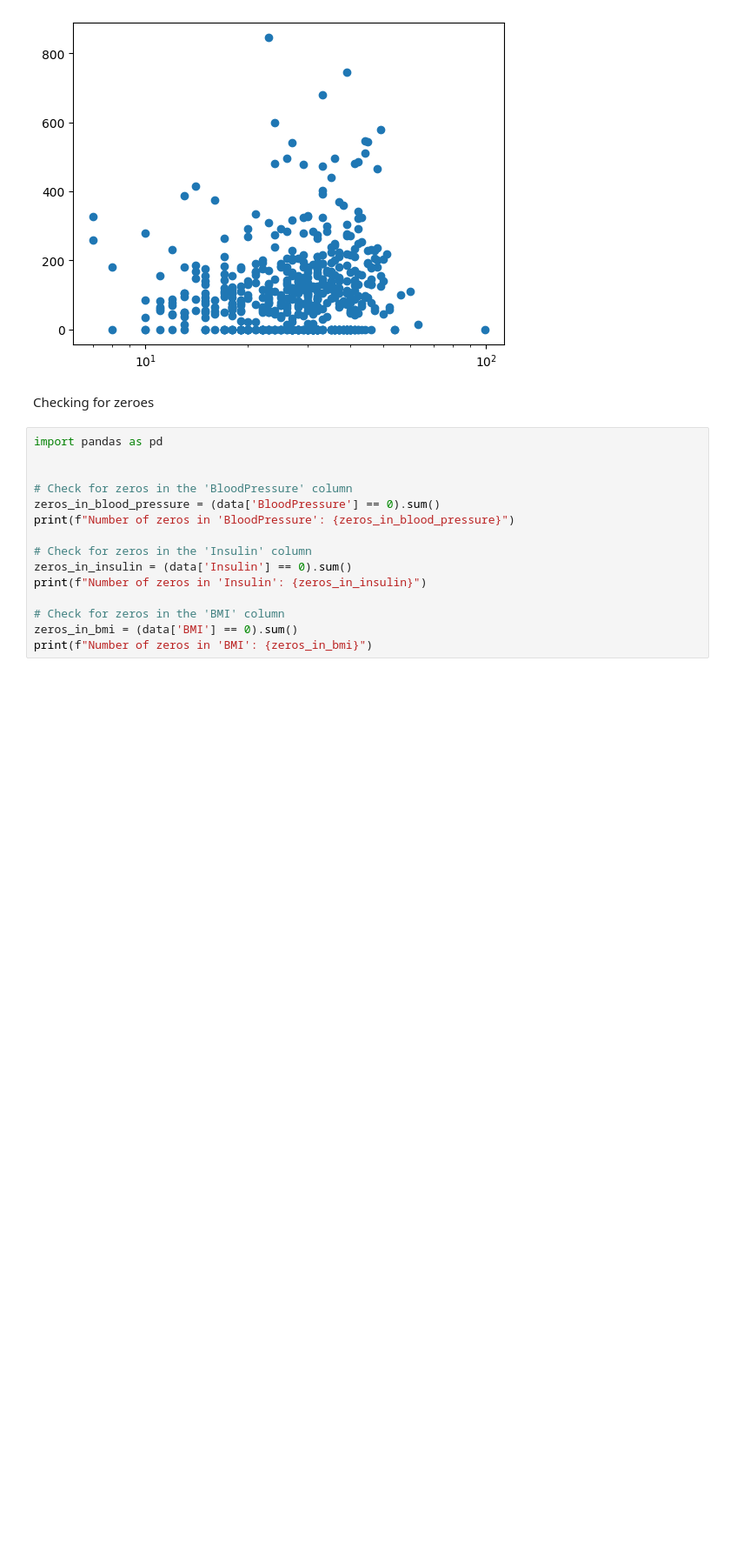
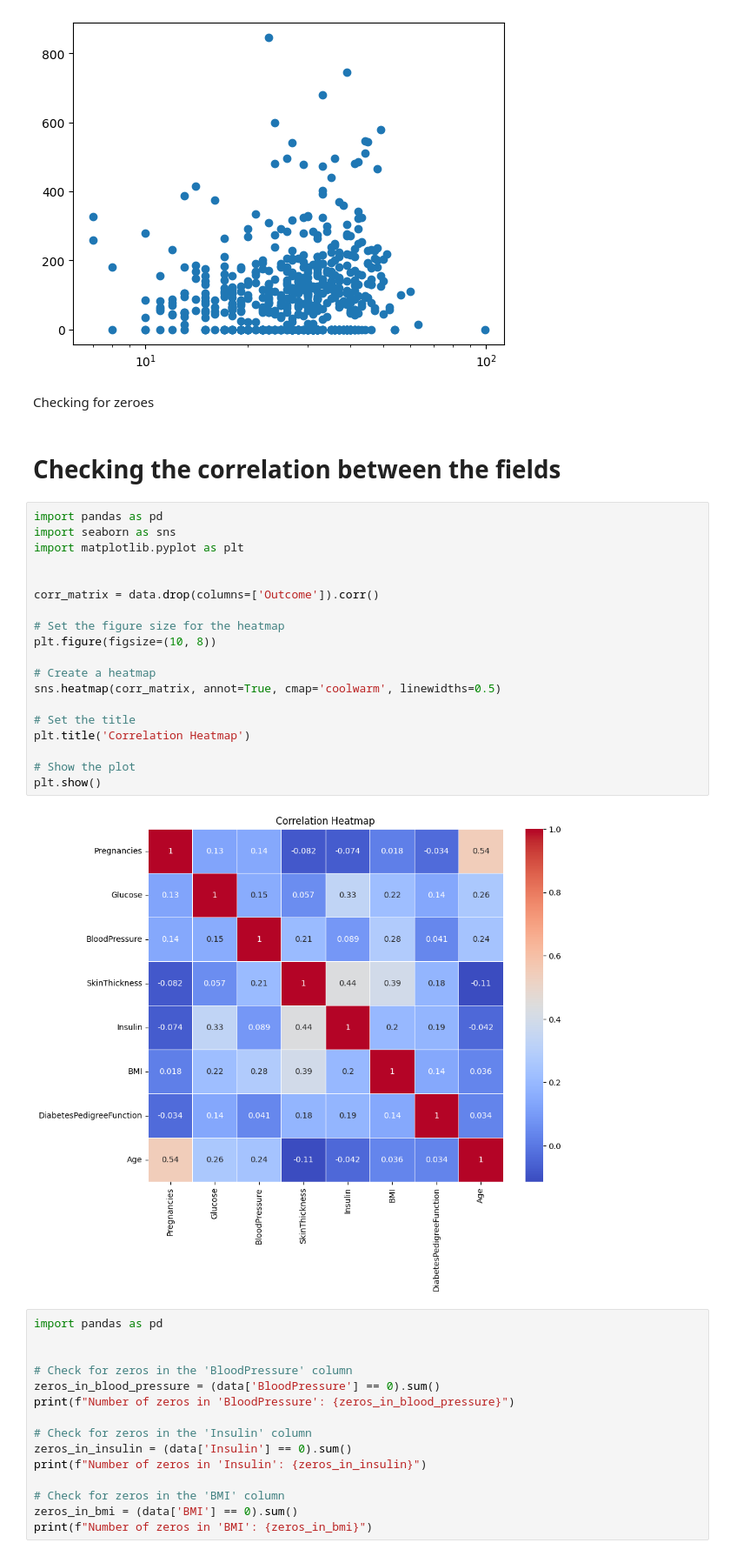
Before and after one commit to i-ninte/machine_learning, a Jupyter notebook: DIABETES_ANALYTICS.ipynb, the cells around one changed output. Shown: that part at 87% size. Drawn from its saved outputs; the diff is of its cells as text; blank space fills up the shorter version.

```diff
--- a/DIABETES_ANALYTICS.ipynb
+++ b/DIABETES_ANALYTICS.ipynb
@@ -282,6 +282,29 @@ plt.show()
 [figure]
 # %% [markdown]
 Checking for zeroes
+# %% [markdown]
+# Checking the correlation between the fields
+# %%
+import pandas as pd
+import seaborn as sns
+import matplotlib.pyplot as plt
+
+
+corr_matrix = data.drop(columns=['Outcome']).corr()
+
+# Set the figure size for the heatmap
+plt.figure(figsize=(10, 8))
+
+# Create a heatmap
+sns.heatmap(corr_matrix, annot=True, cmap='coolwarm', linewidths=0.5)
+
+# Set the title
+plt.title('Correlation Heatmap')
+
+# Show the plot
+plt.show()
+# %% [output]
+[figure, added]
 # %%
 import pandas as pd
 
```
